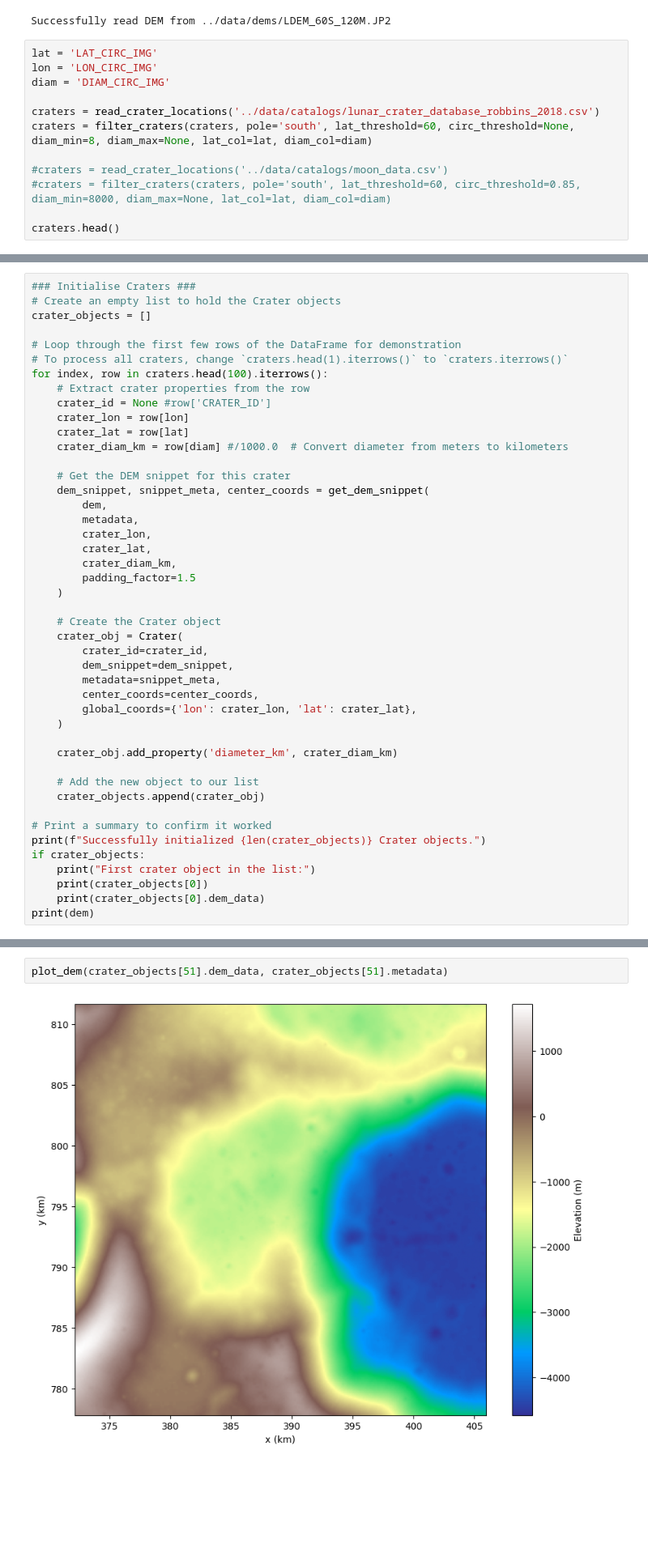
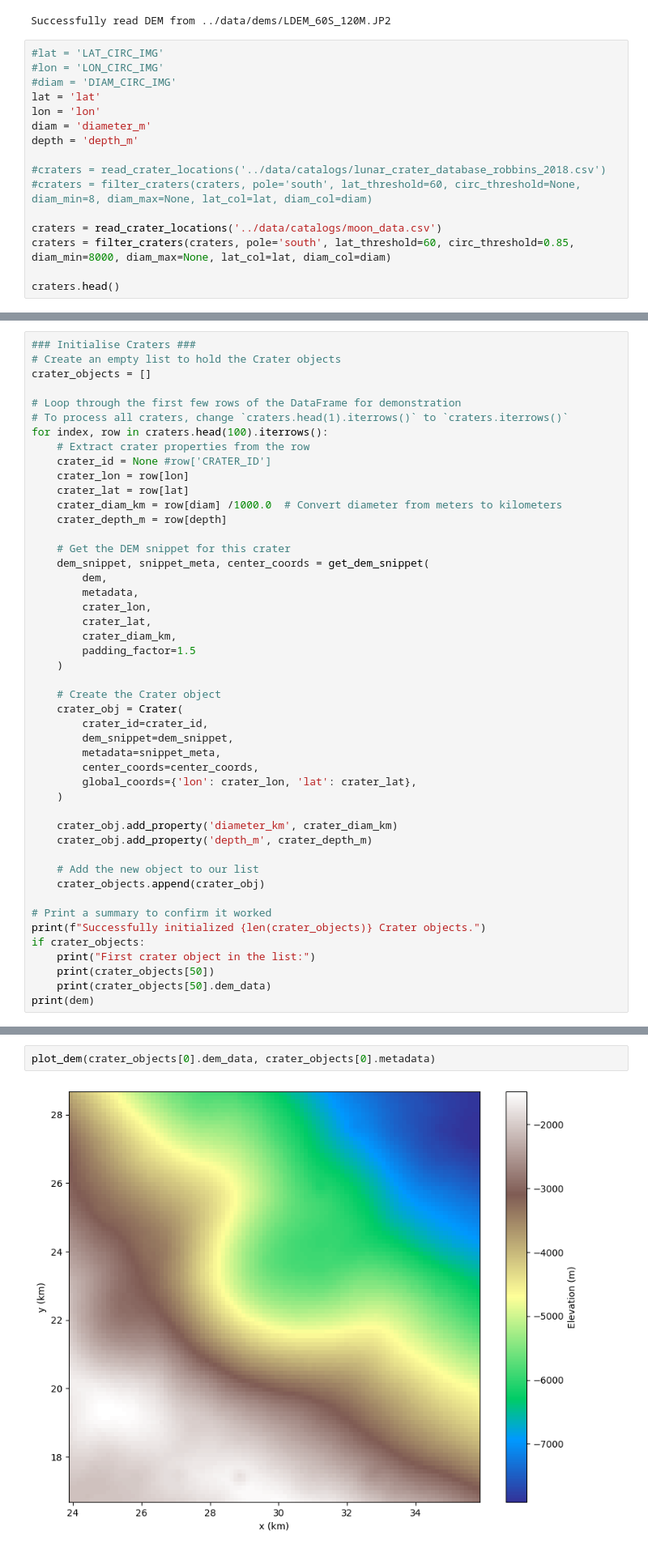
Before and after one commit to Andrew-Pick/lunar_dem_analysis, a Jupyter notebook: notebooks/exploratory_analysis.ipynb, the cells around one changed output, grey strips where cells are left out. Shown: that part at 81% size. Drawn from its saved outputs; the diff is of its cells as text; blank space fills up the shorter version.

```diff
--- a/notebooks/exploratory_analysis.ipynb
+++ b/notebooks/exploratory_analysis.ipynb
@@ -15,15 +15,19 @@ dem, metadata = read_dem('../data/dems/LDEM_60S_120M.JP2')
 # %% [output]
 Successfully read DEM from ../data/dems/LDEM_60S_120M.JP2
 # %%
-lat = 'LAT_CIRC_IMG'
-lon = 'LON_CIRC_IMG'
-diam = 'DIAM_CIRC_IMG'
+#lat = 'LAT_CIRC_IMG'
+#lon = 'LON_CIRC_IMG'
+#diam = 'DIAM_CIRC_IMG'
+lat = 'lat'
+lon = 'lon'
+diam = 'diameter_m'
+depth = 'depth_m'
 
-craters = read_crater_locations('../data/catalogs/lunar_crater_database_robbins_2018.csv')
-craters = filter_craters(craters, pole='south', lat_threshold=60, circ_threshold=None, diam_min=8, diam_max=None, lat_col=lat, diam_col=diam)
+#craters = read_crater_locations('../data/catalogs/lunar_crater_database_robbins_2018.csv')
+#craters = filter_craters(craters, pole='south', lat_threshold=60, circ_threshold=None, diam_min=8, diam_max=None, lat_col=lat, diam_col=diam)
 
-#craters = read_crater_locations('../data/catalogs/moon_data.csv')
-#craters = filter_craters(craters, pole='south', lat_threshold=60, circ_threshold=0.85, diam_min=8000, diam_max=None, lat_col=lat, diam_col=diam)
+craters = read_crater_locations('../data/catalogs/moon_data.csv')
+craters = filter_craters(craters, pole='south', lat_threshold=60, circ_threshold=0.85, diam_min=8000, diam_max=None, lat_col=lat, diam_col=diam)
 
 craters.head()
 # %% [output]
@@ -48,7 +51,8 @@ for index, row in craters.head(100).iterrows():
     crater_id = None #row['CRATER_ID']
     crater_lon = row[lon]
     crater_lat = row[lat]
-    crater_diam_km = row[diam] #/1000.0  # Convert diameter from meters to kilometers
+    crater_diam_km = row[diam] /1000.0  # Convert diameter from meters to kilometers
+    crater_depth_m = row[depth]
 
     # Get the DEM snippet for this crater
     dem_snippet, snippet_meta, center_coords = get_dem_snippet(
@@ -70,6 +74,7 @@ for index, row in craters.head(100).iterrows():
     )
 
     crater_obj.add_property('diameter_km', crater_diam_km)
+    crater_obj.add_property('depth_m', crater_depth_m)
 
     # Add the new object to our list
     crater_objects.append(crater_obj)
@@ -78,8 +83,8 @@ for index, row in craters.head(100).iterrows():
 print(f"Successfully initialized {len(crater_objects)} Crater objects.")
 if crater_objects:
     print("First crater object in the list:")
-    print(crater_objects[0])
-    print(crater_objects[0].dem_data)
+    print(crater_objects[50])
+    print(crater_objects[50].dem_data)
 print(dem)
 # %% [output]
 Successfully initialized 100 Crater objects.
@@ -100,9 +105,9 @@ Crater(id=None, center=(1855.953084437284, 1855.8453471291723), global_coords={'
  [-7407 -7387 -7361 ... -2920 -2918 -2917]
  [-7420 -7396 -7369 ... -2919 -2917 -2919]]
 # %%
-plot_dem(crater_objects[51].dem_data, crater_objects[51].metadata)
+plot_dem(crater_objects[0].dem_data, crater_objects[0].metadata)
 # %% [output]
-[figure, old version]
+[figure, new version]
 (<Figure size 1000x800 with 2 Axes>, <Axes: xlabel='x (km)', ylabel='y (km)'>)
 # %% [markdown]
 ## Extract a 2D Profile from a Crater
```
Also changed, not shown: parts of 6 cells of this notebook, 1 other file.
